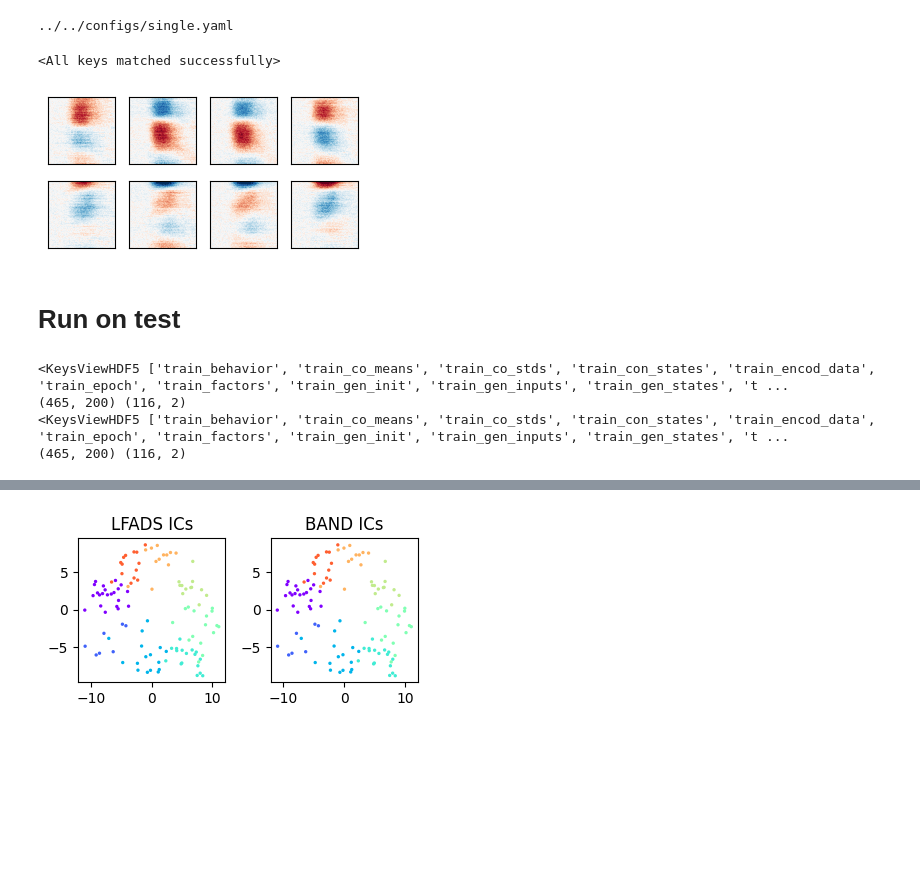
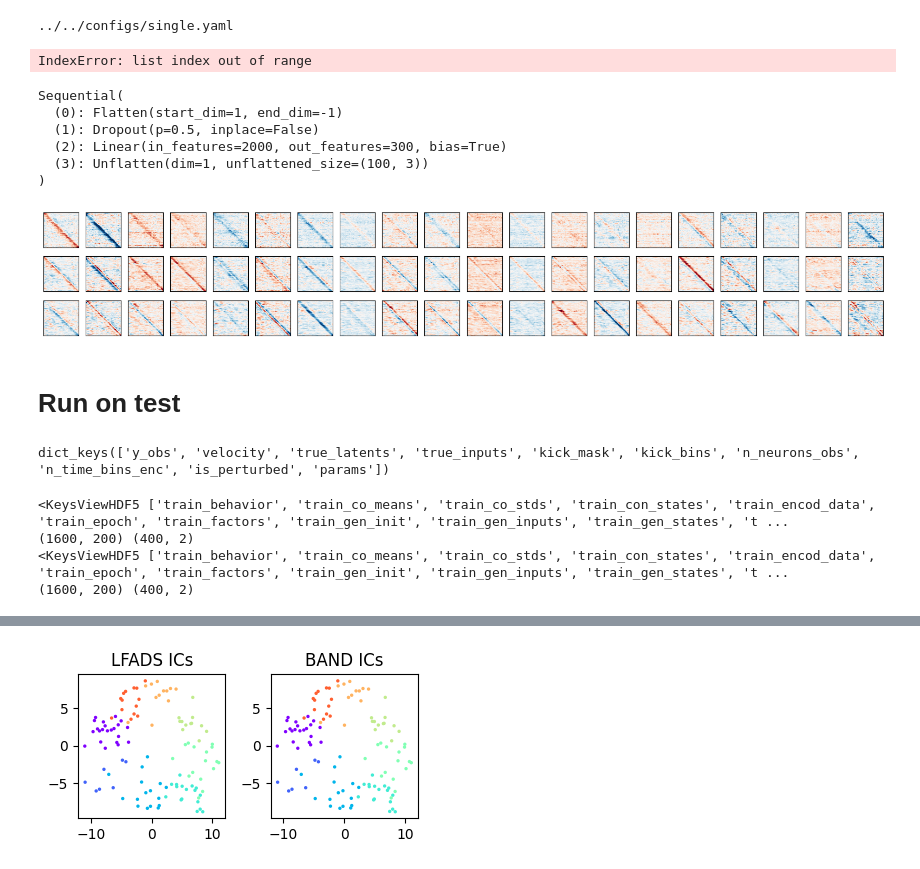
Before and after one commit to NinelK/BAND-torch, a Jupyter notebook: notebooks/post/compare_pairs.ipynb, the cells around one changed output, grey strips where cells are left out. Drawn from its saved outputs; the diff is of its cells as text; code cells hidden in the pictures; blank space fills up the shorter version.

```diff
--- a/notebooks/post/compare_pairs.ipynb
+++ b/notebooks/post/compare_pairs.ipynb
@@ -24,16 +29,17 @@ model_titles = ["LFADS", "BAND"]
 
 bin_size_ms = 10
 # %%
-dataset_name = 'chewie_10_07'
+# dataset_name = 'chewie_10_07'
 # model_names = ['240520_lfads_minloss_KL1','240520_band_minloss_KL1']
 # model_names = ['240522_lfads_minloss_KL1_normal','240522_band_minloss_KL1_normal']
 
-dataset_name = 'chewie_10_07_small'
-# model_names = ['240524_lfads_minloss_KL1_normal1','240523_band_minloss_KL1_normal1'] # 4f_2c
-model_names = ['240524_band_4f_2c_minloss_KL1_normal1', '240524_band_4f_2c_minloss_KL1_normal1'] # 4f 2c
-# model_names = ['240524_band_8f_4c_minloss_KL1_normal','240524_band_8f_4c_minloss_KL1_normal'] # 8f_4c
+dataset_name = 'pendulum'
+model_names = ['lfads_both_20f_pendulum', 'band_both_20f_pendulum']
 
-best_model_dest = f"/disk/scratch2/nkudryas/BAND-torch/runs/pbt/{dataset_name}"
+# dataset_name = 'lorenz'
+# model_names = ['lfads_both_20f_lorenz', 'band_both_20f_lorenz']
+
+best_model_dest = f"/disk/scratch/nkudryas/BAND-torch/runs/pbt-{dataset_name}/{dataset_name}"
 model_dests = [f"{best_model_dest}/{model_name}/best_model/" for model_name in model_names]
 # models = [BAND(model_dir=model_dest) for model_dest in model_dests]
 # %%
@@ -74,26 +80,35 @@ ckpt_path = checkpoint_folders[-1] + '/tune.ckpt'
 model.load_state_dict(torch.load(ckpt_path)["state_dict"])
 # %% [output]
 ../../configs/single.yaml
-<All keys matched successfully>
+IndexError: list index out of range
+# %%
+model.behavior_readout.layers
+# %% [output]
+Sequential(
+  (0): Flatten(start_dim=1, end_dim=-1)
+  (1): Dropout(p=0.5, inplace=False)
+  (2): Linear(in_features=2000, out_features=300, bias=True)
+  (3): Unflatten(dim=1, unflattened_size=(100, 3))
+)
 # %%
 seq_len = config.model.recon_seq_len
-in_features = config.model.behavior_readout.modules[0].in_features
-out_features = config.model.behavior_readout.modules[0].out_features
-beh_W = model.behavior_readout[0].layers[1].weight.T
+in_features = config.model.fac_dim #config.model.behavior_readout.modules[0].in_features
+out_features = config.model.behavior_readout.out_features
+beh_W = model.behavior_readout.layers[2].weight.T
 
 assert beh_W.shape == (in_features*seq_len, out_features*seq_len)
 
 beh_W = beh_W.reshape((seq_len, in_features, seq_len, out_features))
 
 r = torch.std(beh_W)*4
 fig, ax = plt.subplots(out_features, in_features, figsize=(in_features, out_features))
 for j in range(in_features):
     for i in range(out_features):
         ax[i,j].imshow(beh_W[:,j,:,i].detach().numpy(), cmap='RdBu', vmin=-r, vmax=r)
         ax[i,j].set_xticks([])
         ax[i,j].set_yticks([])
 # %% [output]
-[figure, old version]
+[figure, new version]
 # %%
 # model.eval()
 # # zero out weight
@@ -120,3 +138,7 @@ with h5py.File(dataset_filename, 'r') as f:
+# %%
+valid_set.keys()
+# %% [output]
+dict_keys(['y_obs', 'velocity', 'true_latents', 'true_inputs', 'kick_mask', 'kick_bins', 'n_neurons_obs', 'n_time_bins_enc', 'is_perturbed', 'params'])
 # %%
 def merge_train_valid(train_data, valid_data, train_inds, valid_inds):
     n_samples = len(train_data) + len(valid_data)
@@ -141,13 +163,13 @@ for model_name in model_names:
     # if 'band' in model_name:
     #     data_path = os.path.join(best_model_dest,model_name,'best_model','lfads_ablated_output_sess0.h5')
     # else:
-    data_path = os.path.join(best_model_dest,model_name,'best_model','lfads_output_sess0.h5')
+    data_path = os.path.join(best_model_dest,model_name,'best_model','lfads_output_Kicks.h5')
     bin_width_sec = 0.01 # chewie
     # Data is binned at 10 ms
     with h5py.File(data_path) as f:
         print(f.keys())
         # Merge train and valid data for factors and rates
-        train_inds, valid_inds = f["train_inds"][:], f["valid_inds"][:]
+        # train_inds, valid_inds = f["train_inds"][:], f["valid_inds"][:]
         factors = f["valid_factors"][:]
         rates = f["valid_output_params"][:] / bin_width_sec
         behavior = f["valid_output_behavior_params"][:]
@@ -209,6 +231,6 @@ for model_name in model_names:
     control_decoded_behs.append(Y_pred_control)
 # %% [output]
 <KeysViewHDF5 ['train_behavior', 'train_co_means', 'train_co_stds', 'train_con_states', 'train_encod_data', 'train_epoch', 'train_factors', 'train_gen_init', 'train_gen_inputs', 'train_gen_states', 't ...
-(465, 200) (116, 2)
+(1600, 200) (400, 2)
 <KeysViewHDF5 ['train_behavior', 'train_co_means', 'train_co_stds', 'train_con_states', 'train_encod_data', 'train_epoch', 'train_factors', 'train_gen_init', 'train_gen_inputs', 'train_gen_states', 't ...
-(465, 200) (116, 2)
+(1600, 200) (400, 2)
```
Also changed, not shown: parts of 8 cells of this notebook, 5 other files.
